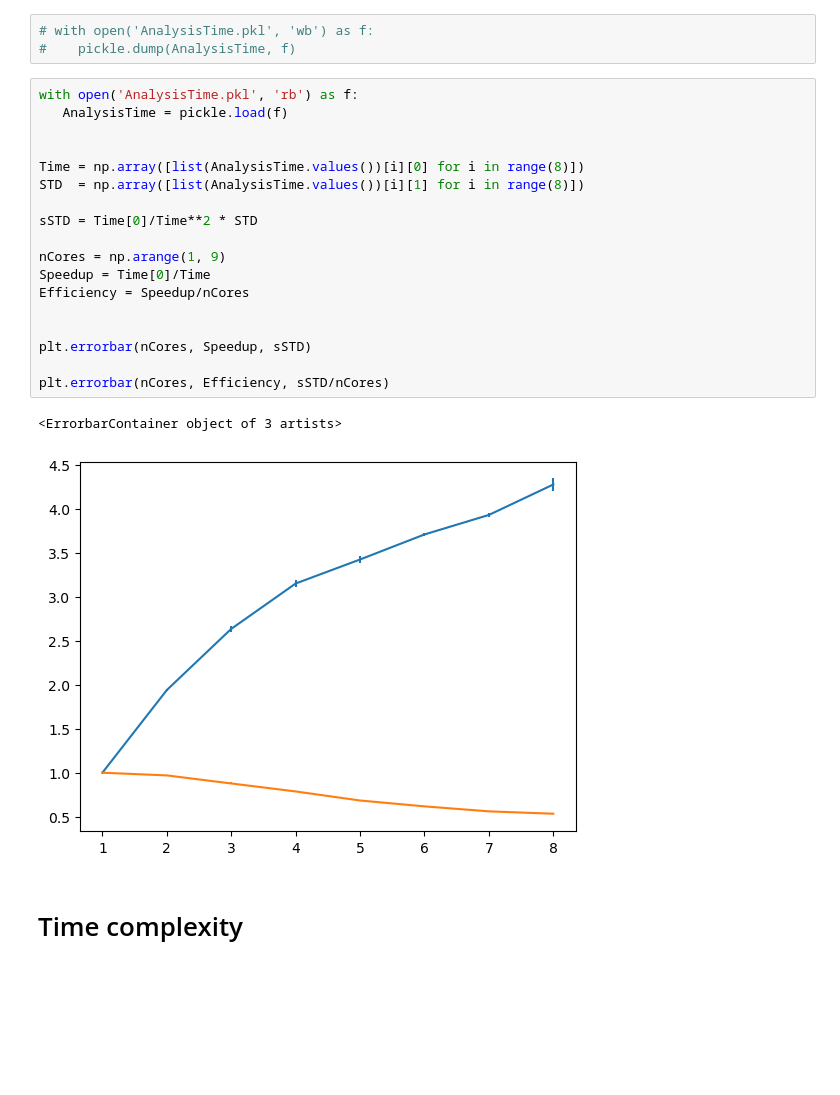
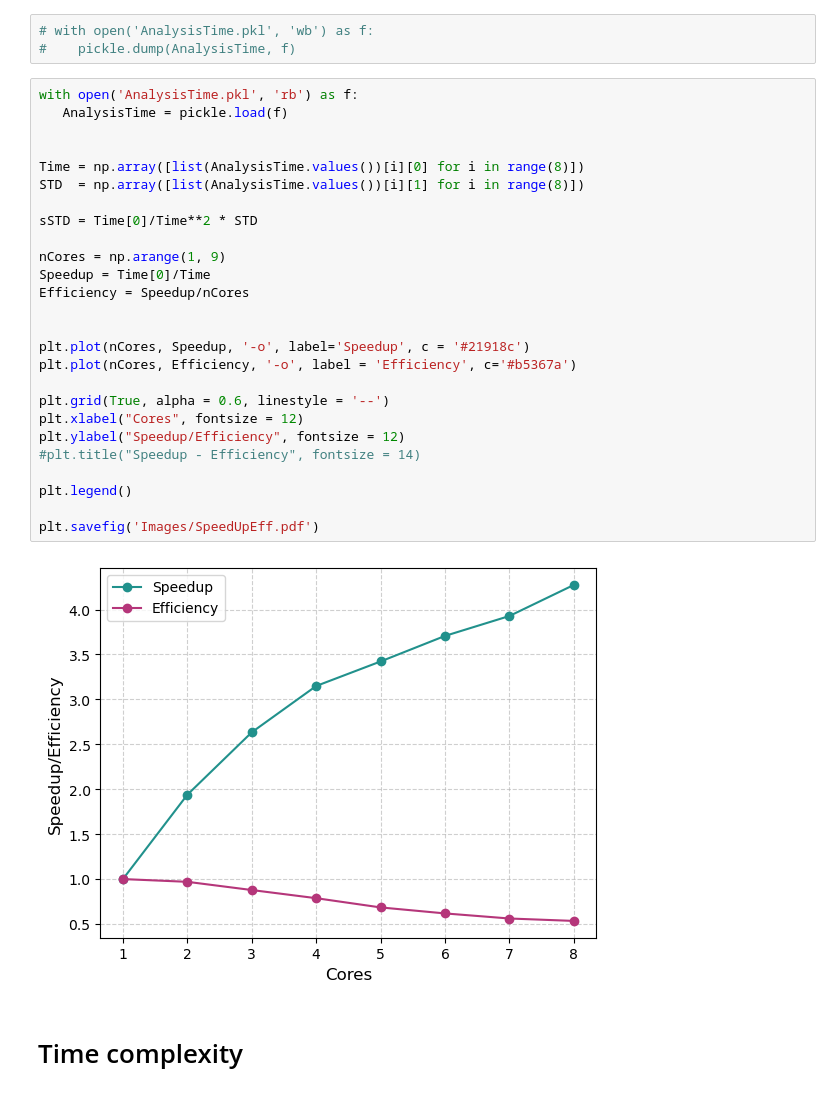
Before and after one commit to FrancescoLR02/JetClustering, a Jupyter notebook: Analysis.ipynb, the cells around one changed output. Cells and saved outputs as stored; diff of their text form; blank space fills up the shorter version.

```diff
--- a/Analysis.ipynb
+++ b/Analysis.ipynb
@@ -169,24 +214,31 @@ nCores = 8: 11.81397795677185 s
 # %%
 with open('AnalysisTime.pkl', 'rb') as f:
    AnalysisTime = pickle.load(f)
 
 
 Time = np.array([list(AnalysisTime.values())[i][0] for i in range(8)])
 STD  = np.array([list(AnalysisTime.values())[i][1] for i in range(8)])
 
 sSTD = Time[0]/Time**2 * STD
 
 nCores = np.arange(1, 9)
 Speedup = Time[0]/Time
 Efficiency = Speedup/nCores
 
 
-plt.errorbar(nCores, Speedup, sSTD)
+plt.plot(nCores, Speedup, '-o', label='Speedup', c = '#21918c')
+plt.plot(nCores, Efficiency, '-o', label = 'Efficiency', c='#b5367a')
 
-plt.errorbar(nCores, Efficiency, sSTD/nCores)
+plt.grid(True, alpha = 0.6, linestyle = '--')
+plt.xlabel("Cores", fontsize = 12)
+plt.ylabel("Speedup/Efficiency", fontsize = 12)
+#plt.title("Speedup - Efficiency", fontsize = 14)
+
+plt.legend()
+
+plt.savefig('Images/SpeedUpEff.pdf')
 # %% [output]
-<ErrorbarContainer object of 3 artists>
-[figure, old version]
+[figure, new version]
 # %% [markdown]
 # Time complexity
 # %%
```
Also changed, not shown: parts of 6 cells of this notebook, 10 other files.
